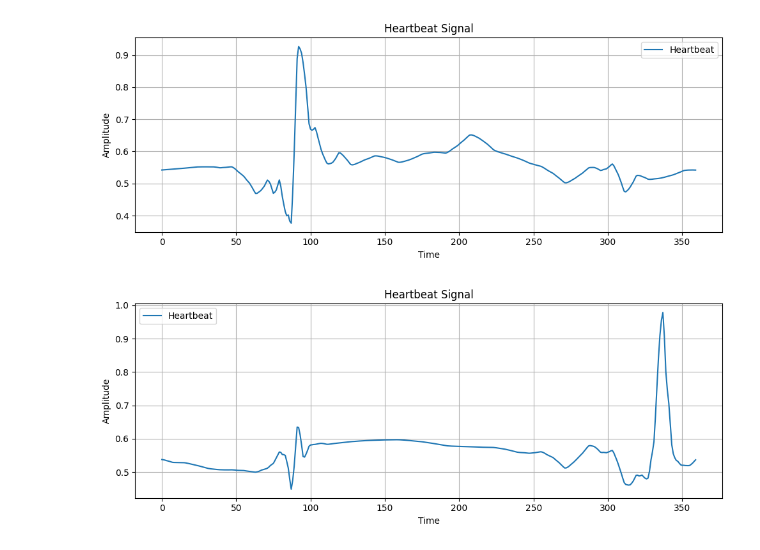
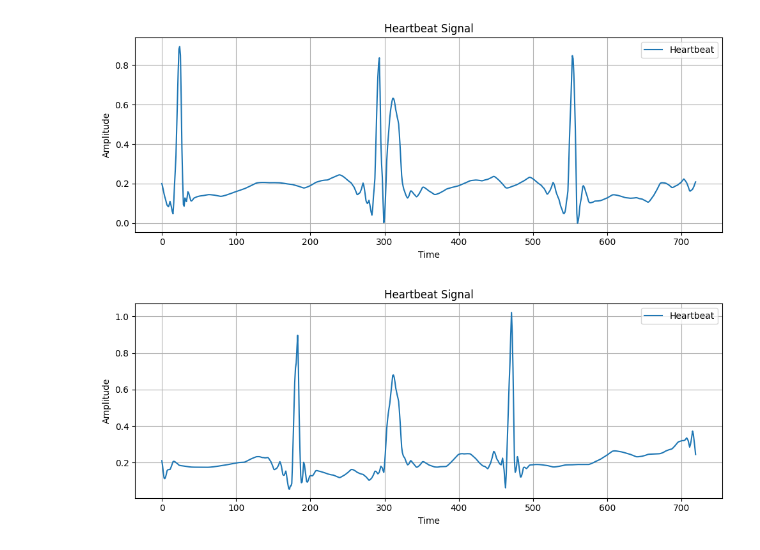
Before and after one commit to arthurdesma/Arrhythmia_Detection_and_Classification, a Jupyter notebook: real_data_test.ipynb, the cells around one changed output. Drawn from its saved outputs; the diff is of its cells as text; code cells hidden in the pictures.

```diff
--- a/real_data_test.ipynb
+++ b/real_data_test.ipynb
@@ -2,7 +2,7 @@
 import pandas as pd
 import numpy as np
 # %%
-df_patient = pd.read_csv('data_creation/101_ECG.csv')
+df_patient = pd.read_csv('data_creation/100_ECG.csv')
 df_patient = df_patient.iloc[:, 0]
 df_patient
 # %% [output]
@@ -23,7 +23,7 @@ Name: MLII, Length: 650000, dtype: float64
 data_array = df_patient.values
 
 hz = 360
-s = 1
+s = 2
 t = hz*s
 
 # Reshape the array
@@ -84,32 +84,32 @@ df_patient
 # %%
 import matplotlib.pyplot as plt
 import numpy as np
 
 heartbeat_values = df_patient.iloc[897,]
 heartbeat_values
 # Creating a time axis for the 3600 points, assuming each point represents a unit of time
-time_axis = np.arange(0, 360)
+time_axis = np.arange(0, 720)
 
 # Plotting the heartbeat
 plt.figure(figsize=(10, 4))
 plt.plot(time_axis, heartbeat_values, label='Heartbeat')
 plt.xlabel('Time')
 plt.ylabel('Amplitude')
 plt.title('Heartbeat Signal')
 plt.legend()
 plt.grid(True)
 plt.tight_layout()
 plt.show()
 # %% [output]
-[figure, old version]
+[figure, new version]
 # %%
 import matplotlib.pyplot as plt
 import numpy as np
 
-heartbeat_values = df_patient.iloc[600,]
+heartbeat_values = df_patient.iloc[500,]
 heartbeat_values
 # Creating a time axis for the 3600 points, assuming each point represents a unit of time
-time_axis = np.arange(0, 360)
+time_axis = np.arange(0, 720)
 
 # Plotting the heartbeat
 plt.figure(figsize=(10, 4))
@@ -122,6 +122,6 @@ plt.grid(True)
 plt.tight_layout()
 plt.show()
 # %% [output]
-[figure, old version]
+[figure, new version]
 # %%
 from tensorflow.keras.models import load_model
```
Also changed, not shown: parts of 7 cells of this notebook, 53 other files.
